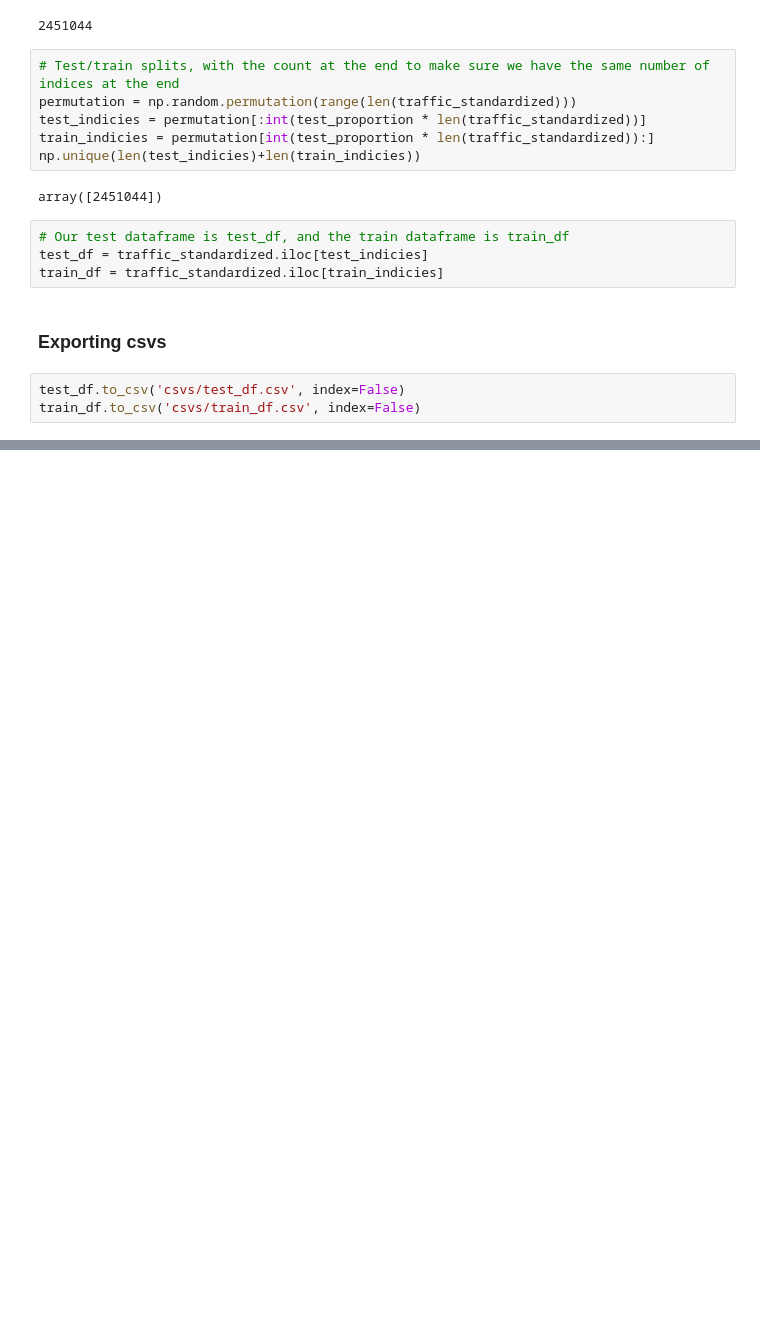
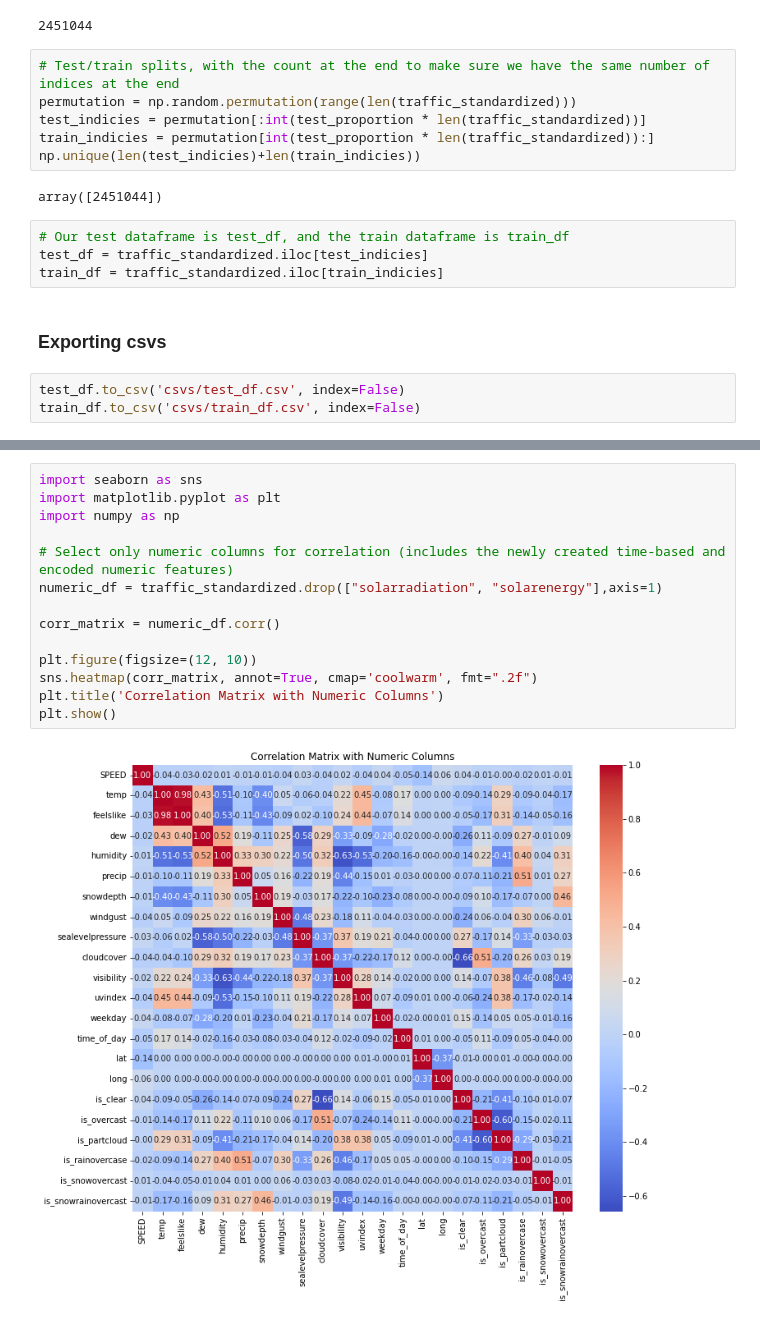
Before and after one commit to jacobhthomas/MATH569, a Jupyter notebook: Code/DataCleaning.ipynb, the cells around one changed output, grey strips where cells are left out. Drawn from its saved outputs; the diff is of its cells as text; blank space fills up the shorter version.

```diff
--- a/Code/DataCleaning.ipynb
+++ b/Code/DataCleaning.ipynb
@@ -339,0 +340,16 @@ plt.show()
+# %%
+import seaborn as sns
+import matplotlib.pyplot as plt
+import numpy as np
+
+# Select only numeric columns for correlation (includes the newly created time-based and encoded numeric features)
+numeric_df = traffic_standardized.drop(["solarradiation", "solarenergy"],axis=1)
+
+corr_matrix = numeric_df.corr()
+
+plt.figure(figsize=(12, 10))
+sns.heatmap(corr_matrix, annot=True, cmap='coolwarm', fmt=".2f")
+plt.title('Correlation Matrix with Numeric Columns')
+plt.show()
+# %% [output]
+[figure, added]
```
Also changed, not shown: parts of 5 cells of this notebook, 6 other files.
